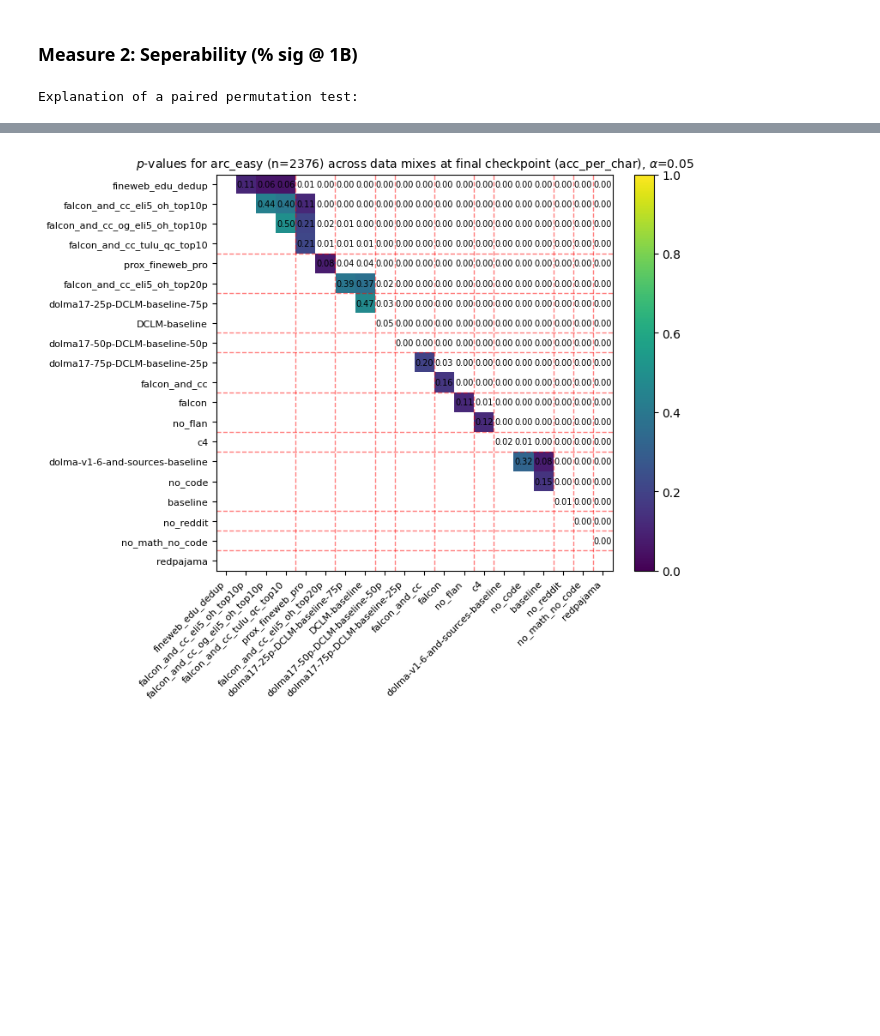
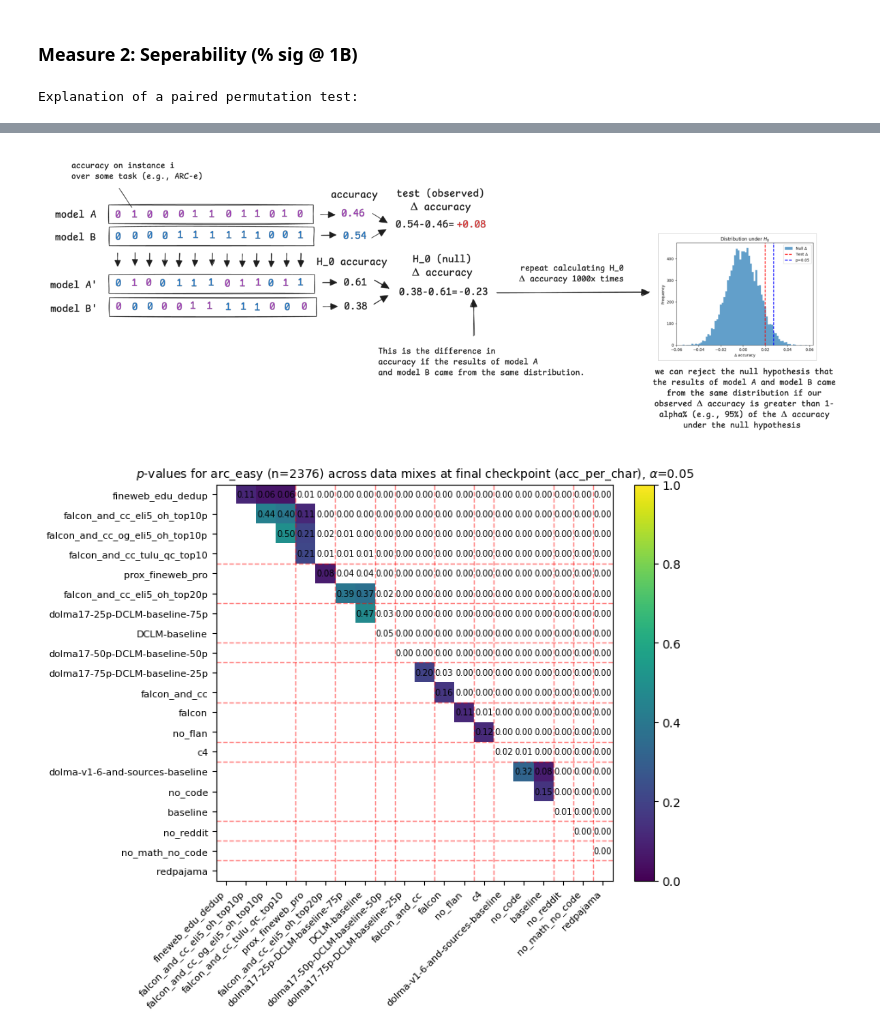
Before and after one commit to davidheineman/new-evals, a Jupyter notebook: analysis/notebooks/measures.ipynb, the cells around one changed output, grey strips where cells are left out. Saved outputs shown, nothing was run; the diff lists cells and outputs as text; code cells hidden in the pictures; blank space fills up the shorter version.

Commit message:
update image display

```diff
--- a/analysis/notebooks/measures.ipynb
+++ b/analysis/notebooks/measures.ipynb
@@ -151,13 +152,25 @@ Relative error predicting performance of 7B using only final checkpoints of ladd
 # %%
 from IPython.display import HTML, display
 
-def display_image(path, max_width='1000px'):
-    image_html = HTML(f'''
-    <div style="background-color:white; max-width: {max_width};">
-        <img src="{path}" style="background-color:white; ">
-    </div>
-    ''')
-    display(image_html)
+# def display_image(path, max_width='1000px'):
+#     image_html = HTML(f'''
+#     <div style="background-color:white; max-width: {max_width};">
+#         <img src="{path}" style="background-color:white; ">
+#     </div>
+#     ''')
+#     display(image_html)
+
+from PIL import Image
+import matplotlib.pyplot as plt
+
+def display_image(path, max_width=1200):
+    img = Image.open(path)
+    plt.figure(figsize=(min(max_width/100, img.width/100), img.height/100))
+    plt.imshow(plt.imread(path))
+    plt.axis('off')
+    plt.tight_layout()
+    plt.show()
+
 
 print('Explanation of a paired permutation test:')
 os.chdir('/Users/dhei/ai2/new-evals/analysis/notebooks')
@@ -168,3 +180,4 @@ Explanation of a paired permutation test:
+[figure, added]
 # %%
 from stats import compute_significance
 from utils.constants_models import MODEL_LIST_MIXES
```
Also changed, not shown: parts of 3 cells of this notebook.
